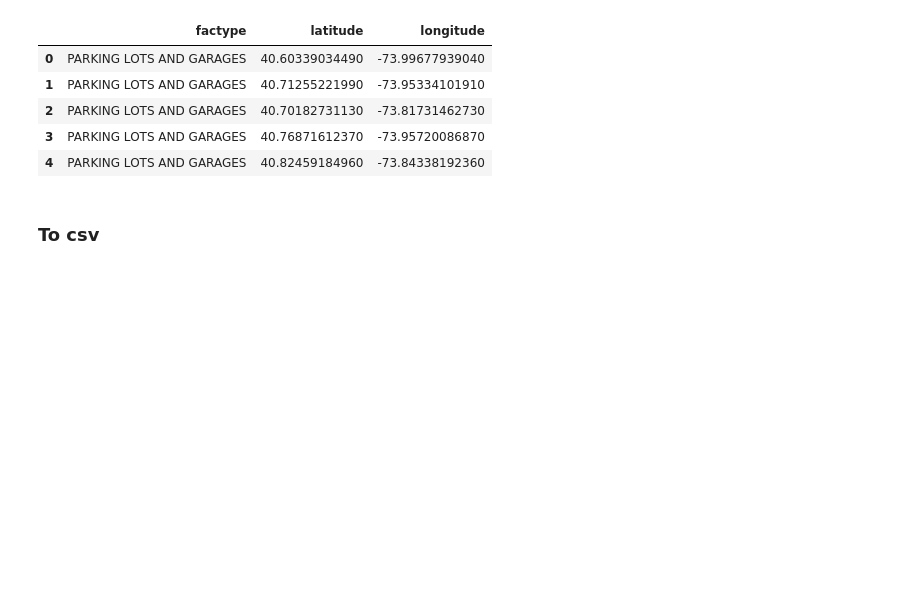
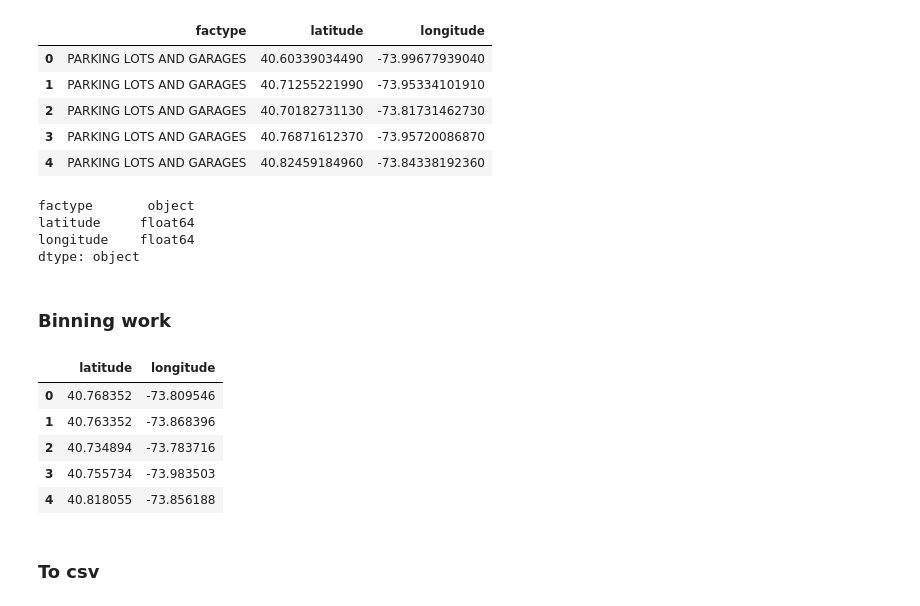
Before and after one commit to fynnweaver/Mid-Term-Project, a Jupyter notebook: notebooks/facilities.ipynb, the cells around one changed output. Cells and saved outputs as stored; diff of their text form; code cells hidden in the pictures; blank space fills up the shorter version.

```diff
--- a/notebooks/facilities.ipynb
+++ b/notebooks/facilities.ipynb
@@ -320,3 +322,25 @@ facility_all.head()
 | 2 | PARKING LOTS AND GARAGES | 40.70182731130 | -73.81731462730 |
 | 3 | PARKING LOTS AND GARAGES | 40.76871612370 | -73.95720086870 |
 | 4 | PARKING LOTS AND GARAGES | 40.82459184960 | -73.84338192360 |
+# %%
+#replace object lat_long with floata
+facility_all[['latitude', 'longitude']] = facility_all[['latitude', 'longitude']].apply(pd.to_numeric, errors='coerce')
+facility_all.dtypes
+# %% [output]
+factype       object
+latitude     float64
+longitude    float64
+dtype: object
+# %% [markdown]
+### Binning work
+# %%
+#get NTA centroid list
+NTA = pd.read_csv('../Mid-term/Mid-Term-Project/processed_data/geocoded_population.csv').loc[:, ['latitude', 'longitude']]
+NTA.head()
+# %% [output]
+|  | latitude | longitude |
+| 0 | 40.768352 | -73.809546 |
+| 1 | 40.763352 | -73.868396 |
+| 2 | 40.734894 | -73.783716 |
+| 3 | 40.755734 | -73.983503 |
+| 4 | 40.818055 | -73.856188 |
```
Also changed, not shown: parts of 5 cells of this notebook, 3 other files.
